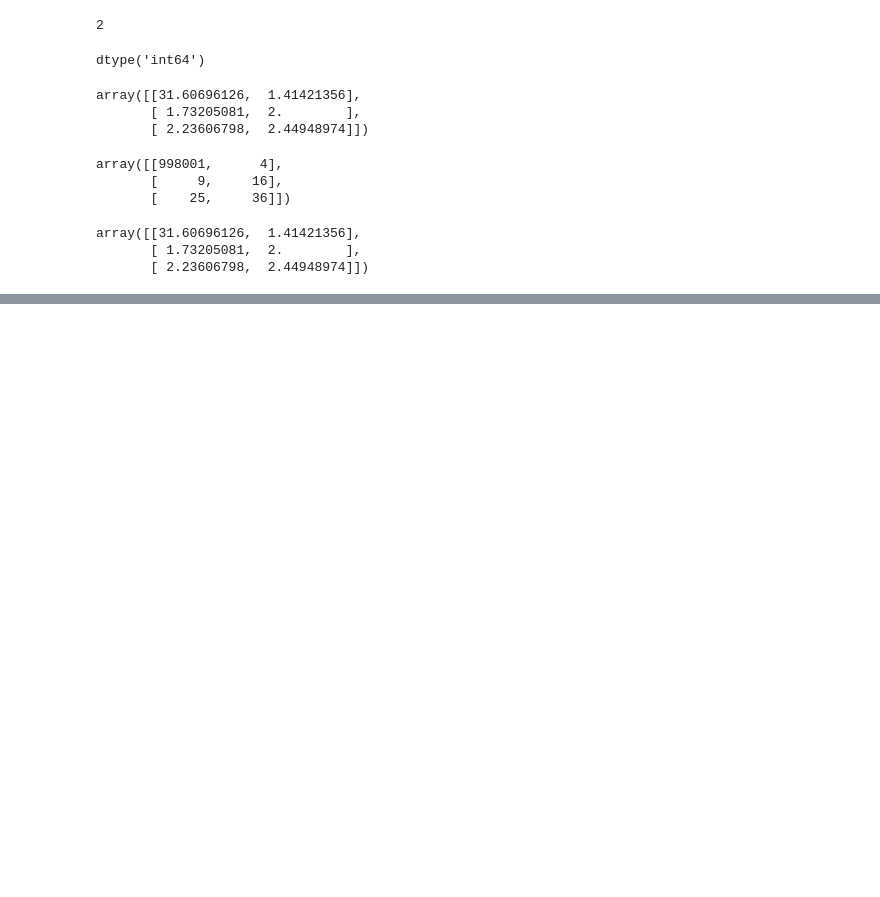
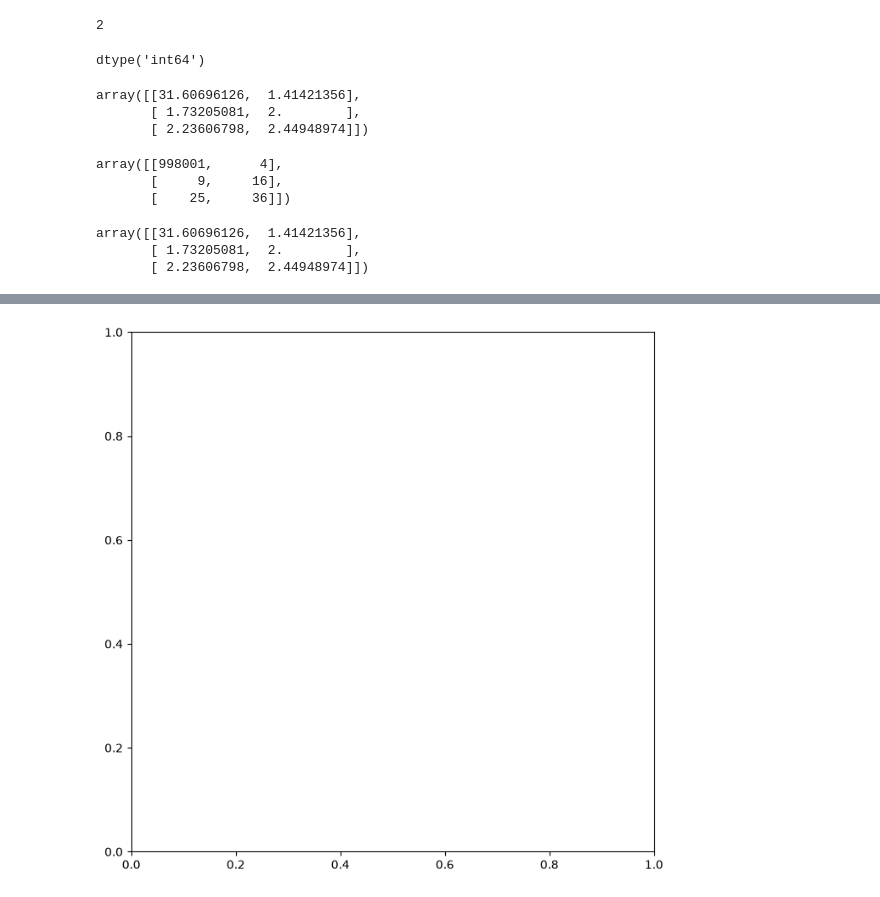
Before and after one commit to left2001/chapter2islp, a Jupyter notebook: chapter2.ipynb, the cells around one changed output, grey strips where cells are left out. Drawn from its saved outputs; the diff is of its cells as text; code cells hidden in the pictures; blank space fills up the shorter version.

```diff
--- a/chapter2.ipynb
+++ b/chapter2.ipynb
@@ -216,0 +351,7 @@ array([[31.60696126,  1.41421356],
+# %%
+from matplotlib.pyplot import subplots
+output = subplots(figsize=(8,8))
+fig = output[0]
+ax = output[1]
+# %% [output]
+[figure, added]
```
Also changed, not shown: parts of 22 cells of this notebook.
